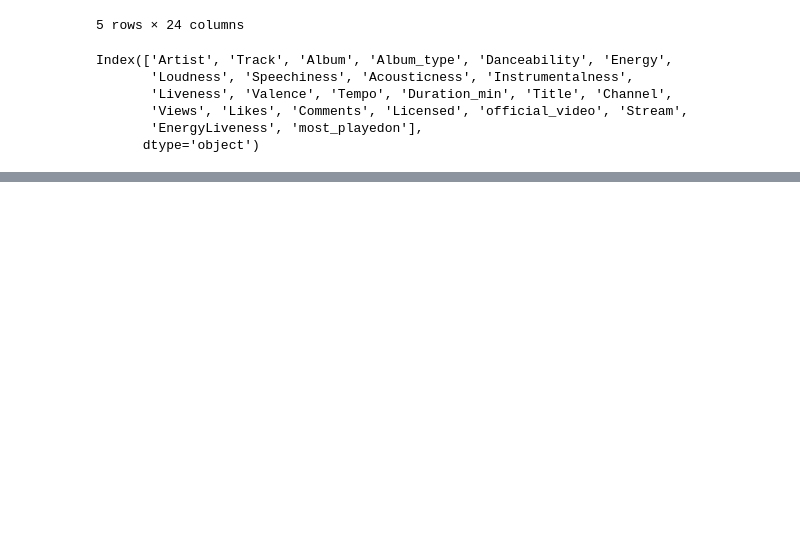
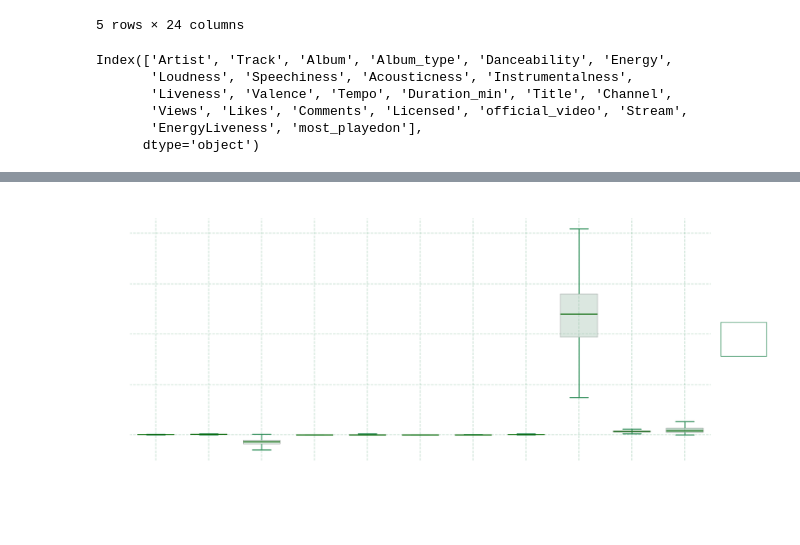
Before and after one commit to jbouniol/ml-project-spotify, a Jupyter notebook: Notebook/Model_Jo.ipynb, the cells around one changed output, grey strips where cells are left out. Drawn from its saved outputs; the diff is of its cells as text; code cells hidden in the pictures; blank space fills up the shorter version.

```diff
--- a/Notebook/Model_Jo.ipynb
+++ b/Notebook/Model_Jo.ipynb
@@ -67,8 +66,0 @@ Text(0.5, 1.0, 'Distribution of predictors with outliers')
-# %%
-#boxplot without outliers
-df_melt=pd.melt(spotify_scaled)
-df_melt
-sns.set(rc={'figure.figsize':(23,10)})
-sns.boxplot(x='variable', y='value', data=df_melt, showfliers=False)
-plt.xlabel(None)
-plt.title('Distribution of predictors without outliers')
@@ -77,0 +67,70 @@ Text(0.5, 1.0, 'Distribution of predictors without outliers')
+# %%
+# Configuration du style
+sns.set_style("dark")
+colors = sns.light_palette("seagreen", n_colors=6)
+
+# Création de la figure avec fond transparent
+fig, ax = plt.subplots(figsize=(20, 10))
+fig.patch.set_alpha(0.0)
+
+# Création du boxplot avec palette verte
+sns.boxplot(
+    x='variable',
+    y='value',
+    data=df_melt,
+    showfliers=False,
+    width=0.7,
+    palette=colors,
+    medianprops={"color": "darkgreen", "linewidth": 2},
+    boxprops={"alpha": .4},
+    whiskerprops={"linewidth": 2, "color": "seagreen"},
+    capprops={"linewidth": 2, "color": "seagreen"}
+)
+
+# Personnalisation du graphique
+plt.title('Distribution des Variables Spotify',
+          fontsize=20,
+          pad=20,
+          fontweight='bold',
+          color='white')
+
+plt.xlabel('Variables', fontsize=14, labelpad=10, color='white')
+plt.ylabel('Valeurs Normalisées', fontsize=14, labelpad=10, color='white')
+
+# Rotation des labels de l'axe x
+plt.xticks(rotation=45, ha='right', color='white')
+plt.yticks(color='white')
+
+# Personnalisation de la grille
+ax.grid(True, linestyle='--', alpha=0.3, color='seagreen')
+
+# Ajout d'un fond transparent pour l'axe
+ax.set_facecolor('none')
+
+# Ajout de la légende avec statistiques
+stats = df_melt.groupby('variable')['value'].agg(['mean', 'std', 'min', 'max'])
+legend_text = f"Statistiques :\n"
+legend_text += f"Moyenne : {stats['mean'].mean():.2f}\n"
+legend_text += f"Écart-type : {stats['std'].mean():.2f}\n"
+legend_text += f"Min : {stats['min'].min():.2f}\n"
+legend_text += f"Max : {stats['max'].max():.2f}"
+
+plt.text(1.02, 0.5, legend_text,
+         transform=ax.transAxes,
+         bbox=dict(facecolor='none', edgecolor='seagreen', alpha=0.8),
+         fontsize=12,
+         color='white',
+         verticalalignment='center')
+
+# Ajustement des marges
+plt.tight_layout()
+
+# Sauvegarde en PNG transparent
+plt.savefig('spotify_distribution.png',
+            dpi=300,
+            bbox_inches='tight',
+            transparent=True)
+
+# Affichage du graphique
+plt.show()
+# %% [output]
@@ -77,0 +142 @@ Text(0.5, 1.0, 'Distribution of predictors without outliers')
+[figure, added]
```
Also changed, not shown: parts of 14 cells of this notebook.
